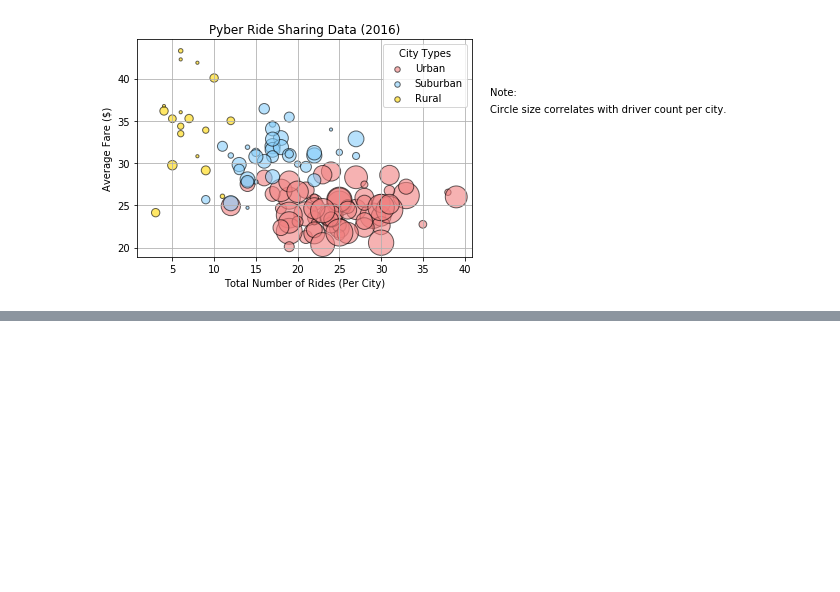
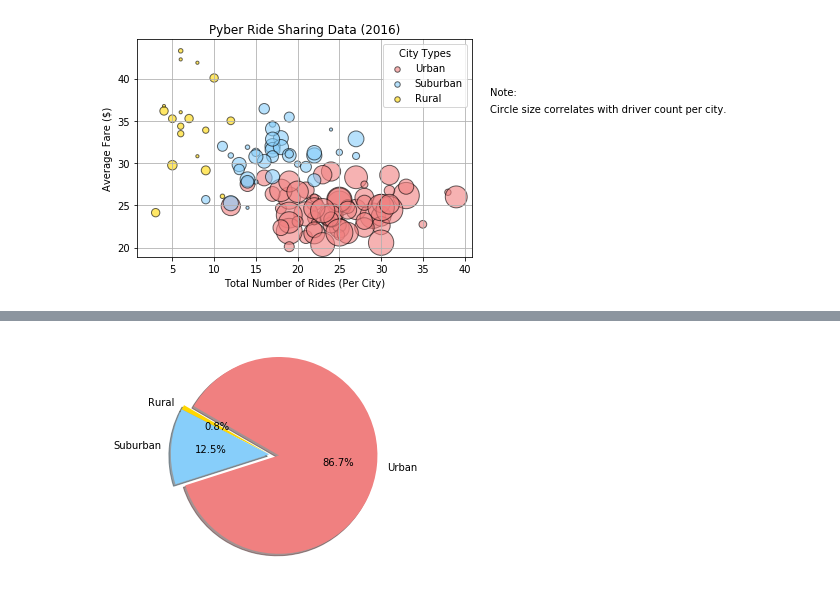
Before and after one commit to bmonroe44/Matplotlib-Week-5, a Jupyter notebook: Pyber/Pyber_main.ipynb, the cells around one changed output, grey strips where cells are left out. Cells and saved outputs as stored; diff of their text form; code cells hidden in the pictures; blank space fills up the shorter version.

```diff
--- a/Pyber/Pyber_main.ipynb
+++ b/Pyber/Pyber_main.ipynb
@@ -85,0 +125,22 @@ plt.show()
+# %%
+# Calculate percentage of total drivers by city type
+drivers_per_city = city_ride_merge.groupby("type")["driver_count"].sum()
+
+
+# Build Pie Charts
+# Labels for section of the pie chart
+city_types = ["Rural", "Suburban", "Urban"]
+
+# Colors for each section of the pie chart
+colors = ["gold", "lightskyblue", "lightcoral"]
+
+explode = (0, 0, 0.1)
+
+plt.pie(drivers_per_city, explode=explode, labels=city_types, colors=colors, autopct="%1.1f%%", shadow=True, startangle=150)
+plt.axis("equal")
+plt.show()
+
+
+# Save Figure
+# %% [output]
+[figure, added]
```
Also changed, not shown: parts of 2 cells of this notebook.
